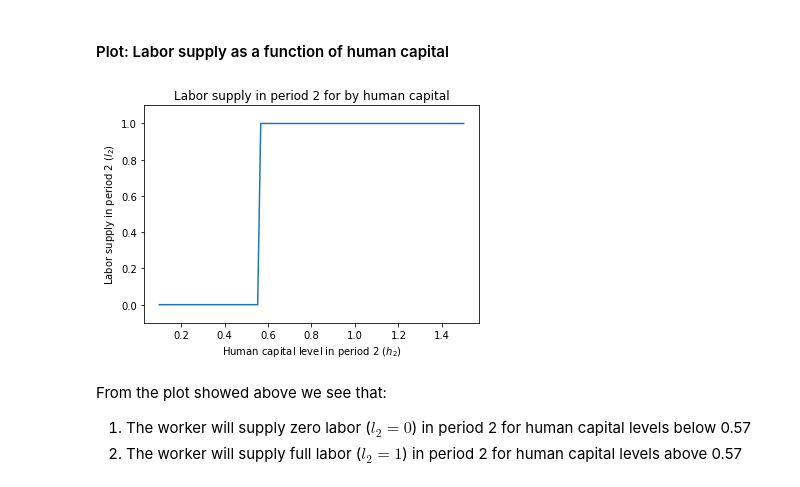
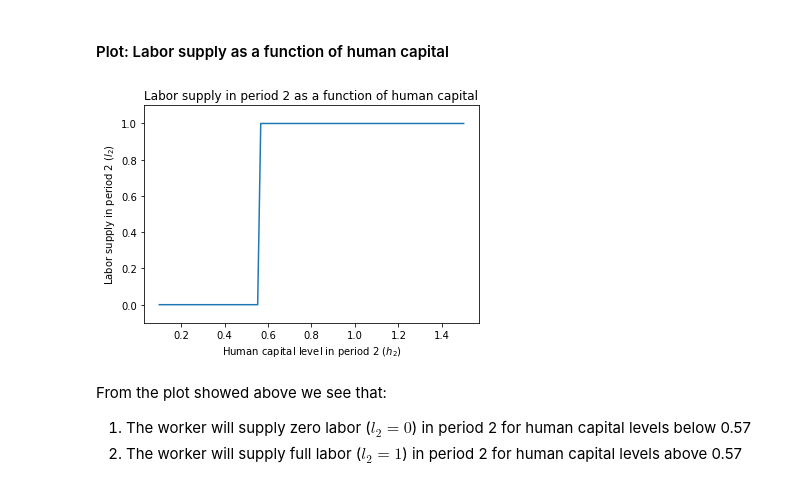
Before and after one commit to NumEconCopenhagen/projects-2019-wms, a Jupyter notebook: examproject/exam_2019.ipynb, the cells around one changed output. Cells and saved outputs as stored; diff of their text form; code cells hidden in the pictures.

```diff
--- a/examproject/exam_2019.ipynb
+++ b/examproject/exam_2019.ipynb
@@ -106,7 +109,7 @@ def disutility(gamma, l):
 def v2(rho, gamma, w, b, h2, l2):
 
     # Include the constraint for c1 in the function
-    if l2>0:
+    if l2 == 1:
         c2 = w*h2*l2
     else:
         c2 = b
@@ -116,7 +119,7 @@ def v2(rho, gamma, w, b, h2, l2):
 def v1(rho, gamma, beta, Delta, v2_interp, w, b, h1, l1):
 
     # Include the constraint for c1 in the function
-    if l1>0:
+    if l1 == 1:
         c1 = w*h1*l1
     else:
         c1 = b
@@ -176,16 +179,16 @@ We have now solved the model for period 2. Next we plot the results.
 # %%
 # Plot labor supply as a function of human capital
 
 fig = plt.figure()
 ax = fig.add_subplot(1,1,1)
 ax.plot(h2_vec,l2_vec)
 #ax.grid()
 ax.set_xlabel('Human capital level in period 2 ($h_2$)') #
 ax.set_ylabel('Labor supply in period 2 ($l_2$)')
-ax.set_title('Labor supply in period 2 for by human capital')
+ax.set_title('Labor supply in period 2 as a function of human capital')
 ax.set_ylim([-0.1,1.1]);
 # %% [output]
-[figure, old version]
+[figure, new version]
 # %% [markdown]
 From the plot showed above we see that:
 1. The worker will supply zero labor ($l_2 = 0$) in period 2 for human capital levels below 0.57
```
Also changed, not shown: parts of 69 cells of this notebook.
